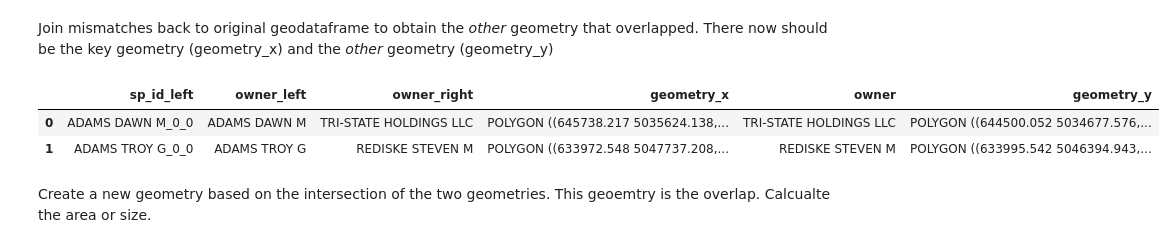
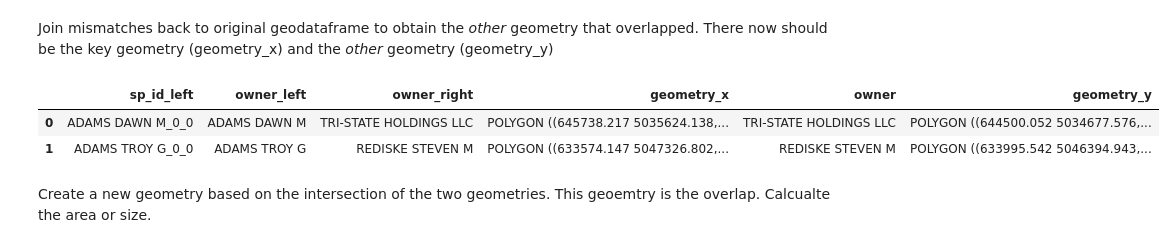
Before and after one commit to abreunig-clgx/superparcels, a Jupyter notebook: src/dt_comparison.ipynb, the cells around one changed output. Saved outputs shown, nothing was run; the diff lists cells and outputs as text; code cells hidden in the pictures.

```diff
--- a/src/dt_comparison.ipynb
+++ b/src/dt_comparison.ipynb
@@ -35,12 +35,12 @@ mismatch.head(2)
 # %% [markdown]
 Join mismatches back to original geodataframe to obtain the *other* geometry that overlapped. There now should be the key geometry (geometry_x) and the *other* geometry (geometry_y)
 # %%
-sjoin_right = pd.merge(sjoin, gdf6[['owner', 'geometry']], left_on='owner_right', right_on='owner', how='inner')
+sjoin_right = pd.merge(mismatch, gdf6[['owner', 'geometry']], left_on='owner_right', right_on='owner', how='inner')
 sjoin_right.head(2)
 # %% [output]
 |  | sp_id_left | owner_left | owner_right | geometry_x | owner | geometry_y |
 | 0 | ADAMS DAWN M_0_0 | ADAMS DAWN M | TRI-STATE HOLDINGS LLC | POLYGON ((645738.217 5035624.138,... | TRI-STATE HOLDINGS LLC | POLYGON ((644500.052 5034677.576,... |
-| 1 | ADAMS TROY G_0_0 | ADAMS TROY G | REDISKE STEVEN M | POLYGON ((633972.548 5047737.208,... | REDISKE STEVEN M | POLYGON ((633995.542 5046394.943,... |
+| 1 | ADAMS TROY G_0_0 | ADAMS TROY G | REDISKE STEVEN M | POLYGON ((633574.147 5047326.802,... | REDISKE STEVEN M | POLYGON ((633995.542 5046394.943,... |
 # %% [markdown]
 Create a new geometry based on the intersection of the two geometries. This geoemtry is the overlap. Calcualte the area or size.
 # %%
```
Also changed, not shown: parts of 16 cells of this notebook, 3 other files.
